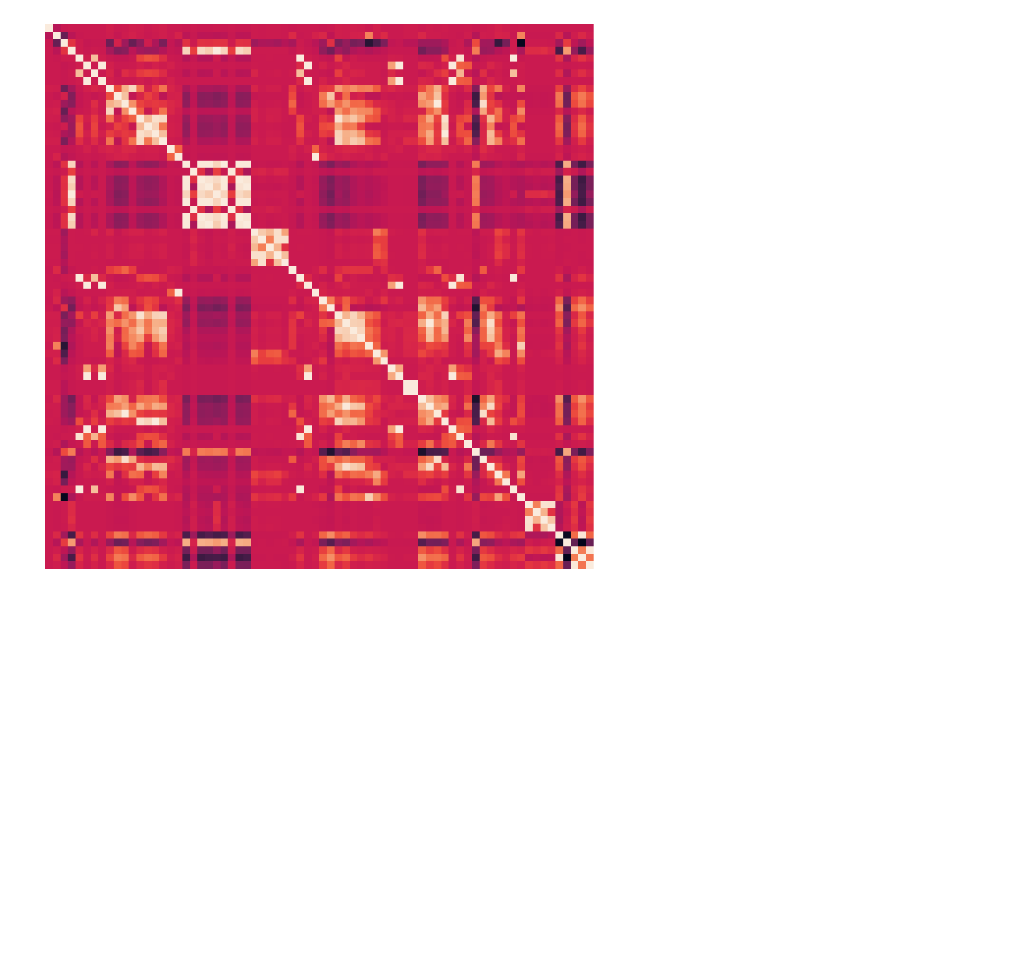
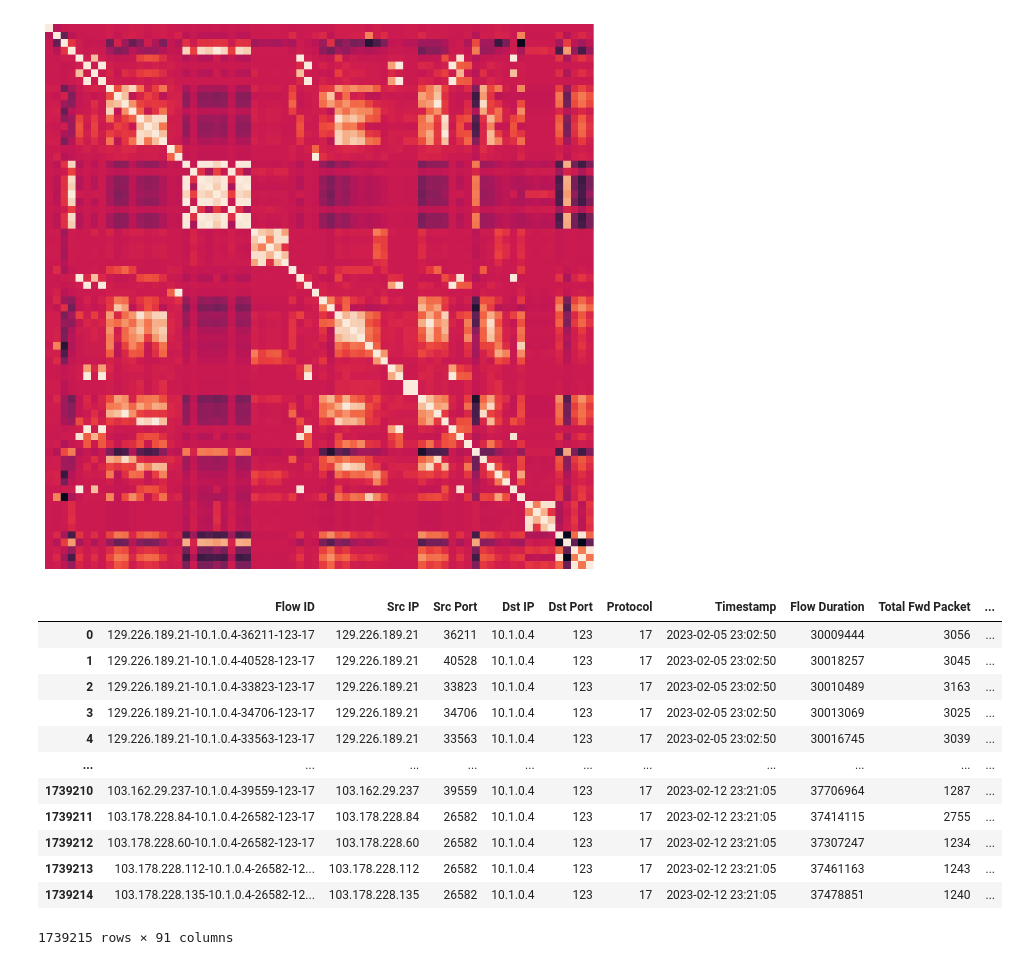
Before and after one commit to Totally-Kyle/The-CyberChase, a Jupyter notebook: Merged.ipynb, the cells around one changed output. Cells and saved outputs as stored; diff of their text form; code cells hidden in the pictures; blank space fills up the shorter version.

```diff
--- a/Merged.ipynb
+++ b/Merged.ipynb
@@ -434,3 +408,29 @@ plt.title('')  # Optional: Remove the title too
 plt.show()
 # %% [output]
 [figure]
+# %%
+def country_to_continent(country_name: str) -> str:
+    try:
+        alpha2 = pc.country_name_to_country_alpha2(country_name)
+        code = pc.country_alpha2_to_continent_code(alpha2)
+        name = pc.convert_continent_code_to_continent_name(code)
+        return name
+    except Exception:
+        return 'Unknown'
+
+merged_df['Continents'] = merged_df['Location'].apply(country_to_continent)
+merged_df
+# %% [output]
+|  | Flow ID | Src IP | Src Port | Dst IP | Dst Port | Protocol | Timestamp | Flow Duration | Total Fwd Packet | ... |
+| 0 | 129.226.189.21-10.1.0.4-36211-123-17 | 129.226.189.21 | 36211 | 10.1.0.4 | 123 | 17 | 2023-02-05 23:02:50 | 30009444 | 3056 | ... |
+| 1 | 129.226.189.21-10.1.0.4-40528-123-17 | 129.226.189.21 | 40528 | 10.1.0.4 | 123 | 17 | 2023-02-05 23:02:50 | 30018257 | 3045 | ... |
+| 2 | 129.226.189.21-10.1.0.4-33823-123-17 | 129.226.189.21 | 33823 | 10.1.0.4 | 123 | 17 | 2023-02-05 23:02:50 | 30010489 | 3163 | ... |
+| 3 | 129.226.189.21-10.1.0.4-34706-123-17 | 129.226.189.21 | 34706 | 10.1.0.4 | 123 | 17 | 2023-02-05 23:02:50 | 30013069 | 3025 | ... |
+| 4 | 129.226.189.21-10.1.0.4-33563-123-17 | 129.226.189.21 | 33563 | 10.1.0.4 | 123 | 17 | 2023-02-05 23:02:50 | 30016745 | 3039 | ... |
+| ... | ... | ... | ... | ... | ... | ... | ... | ... | ... | ... |
+| 1739210 | 103.162.29.237-10.1.0.4-39559-123-17 | 103.162.29.237 | 39559 | 10.1.0.4 | 123 | 17 | 2023-02-12 23:21:05 | 37706964 | 1287 | ... |
+| 1739211 | 103.178.228.84-10.1.0.4-26582-123-17 | 103.178.228.84 | 26582 | 10.1.0.4 | 123 | 17 | 2023-02-12 23:21:05 | 37414115 | 2755 | ... |
+| 1739212 | 103.178.228.60-10.1.0.4-26582-123-17 | 103.178.228.60 | 26582 | 10.1.0.4 | 123 | 17 | 2023-02-12 23:21:05 | 37307247 | 1234 | ... |
+| 1739213 | 103.178.228.112-10.1.0.4-26582-12... | 103.178.228.112 | 26582 | 10.1.0.4 | 123 | 17 | 2023-02-12 23:21:05 | 37461163 | 1243 | ... |
+| 1739214 | 103.178.228.135-10.1.0.4-26582-12... | 103.178.228.135 | 26582 | 10.1.0.4 | 123 | 17 | 2023-02-12 23:21:05 | 37478851 | 1240 | ... |
+1739215 rows × 91 columns
```
Also changed, not shown: parts of 19 cells of this notebook, 2 other files.
